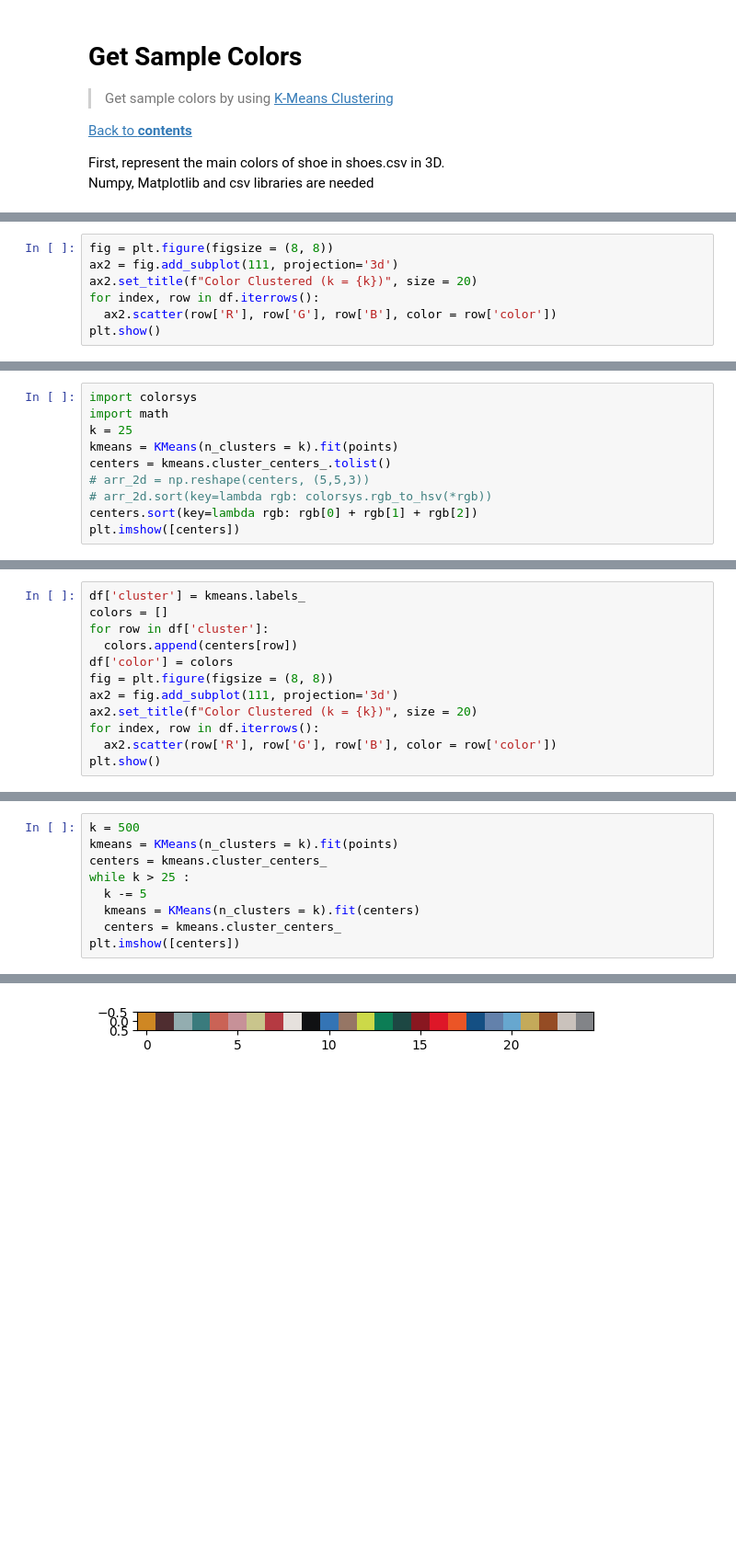
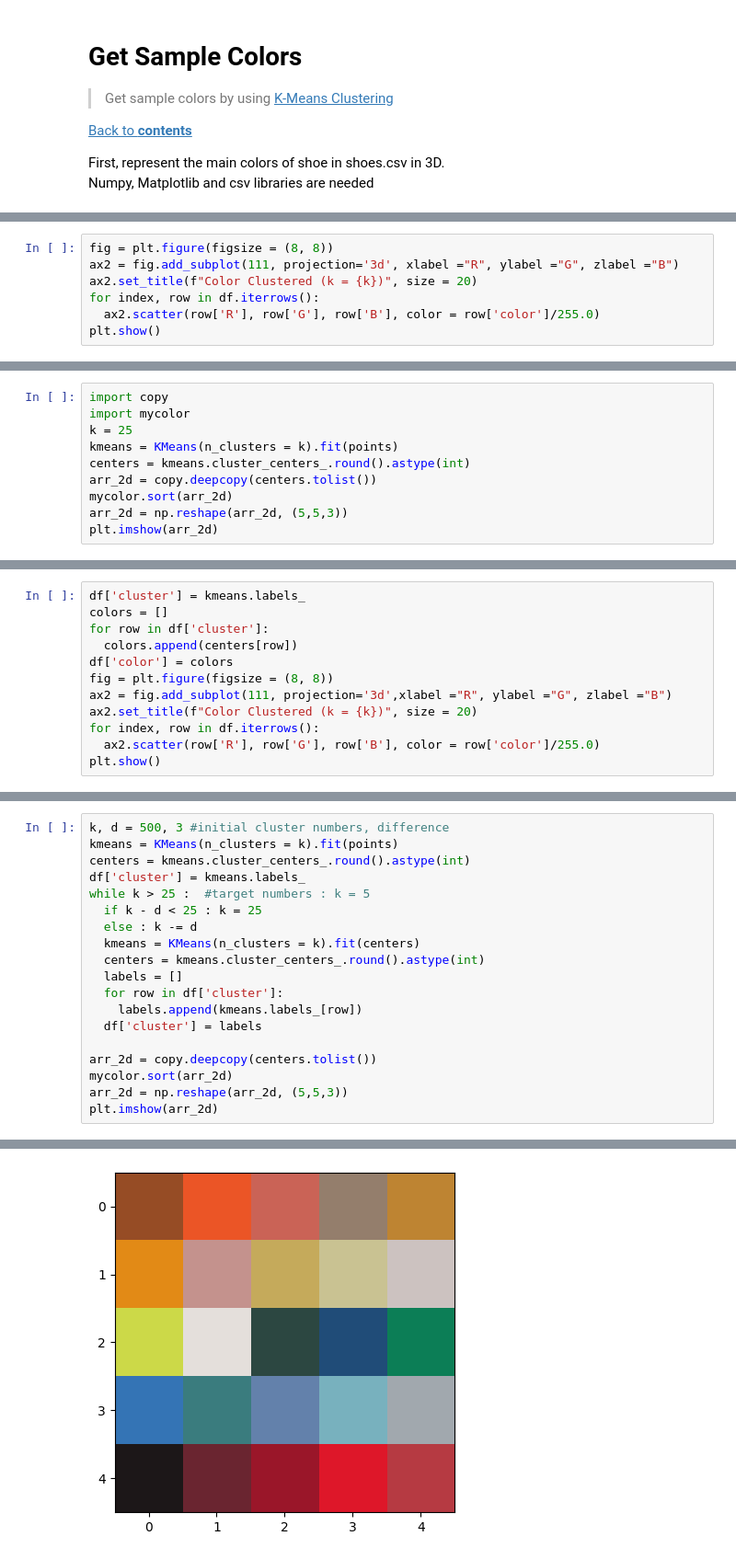
Before and after one commit to jrsky723/ShoeColor, a Jupyter notebook: color/ColorClustering.ipynb, the cells around one changed output, grey strips where cells are left out. Shown at 92% size. Drawn from its saved outputs; the diff is of its cells as text; blank space fills up the shorter version.

```diff
--- a/color/ColorClustering.ipynb
+++ b/color/ColorClustering.ipynb
@@ -120,8 +122,8 @@ df.head(10)
 # %%
 fig = plt.figure(figsize = (8, 8))
-ax2 = fig.add_subplot(111, projection='3d')
+ax2 = fig.add_subplot(111, projection='3d', xlabel ="R", ylabel ="G", zlabel ="B")
 ax2.set_title(f"Color Clustered (k = {k})", size = 20)
 for index, row in df.iterrows():
-  ax2.scatter(row['R'], row['G'], row['B'], color = row['color'])
+  ax2.scatter(row['R'], row['G'], row['B'], color = row['color']/255.0)
 plt.show()
 # %% [output]
@@ -129,12 +134,12 @@ plt.show()
 # %%
-import colorsys
-import math
+import copy
+import mycolor
 k = 25
 kmeans = KMeans(n_clusters = k).fit(points)
-centers = kmeans.cluster_centers_.tolist()
-# arr_2d = np.reshape(centers, (5,5,3))
-# arr_2d.sort(key=lambda rgb: colorsys.rgb_to_hsv(*rgb))
-centers.sort(key=lambda rgb: rgb[0] + rgb[1] + rgb[2])
-plt.imshow([centers])
+centers = kmeans.cluster_centers_.round().astype(int)
+arr_2d = copy.deepcopy(centers.tolist())
+mycolor.sort(arr_2d)
+arr_2d = np.reshape(arr_2d, (5,5,3))
+plt.imshow(arr_2d)
 # %% [output]
 <matplotlib.image.AxesImage at 0x...>
@@ -146,9 +153,9 @@ for row in df['cluster']:
   colors.append(centers[row])
 df['color'] = colors
 fig = plt.figure(figsize = (8, 8))
-ax2 = fig.add_subplot(111, projection='3d')
+ax2 = fig.add_subplot(111, projection='3d',xlabel ="R", ylabel ="G", zlabel ="B")
 ax2.set_title(f"Color Clustered (k = {k})", size = 20)
 for index, row in df.iterrows():
-  ax2.scatter(row['R'], row['G'], row['B'], color = row['color'])
+  ax2.scatter(row['R'], row['G'], row['B'], color = row['color']/255.0)
 plt.show()
 # %% [output]
@@ -156,12 +167,22 @@ plt.show()
 # %%
-k = 500
+k, d = 500, 3 #initial cluster numbers, difference
 kmeans = KMeans(n_clusters = k).fit(points)
-centers = kmeans.cluster_centers_
-while k > 25 :
-  k -= 5
+centers = kmeans.cluster_centers_.round().astype(int)
+df['cluster'] = kmeans.labels_
+while k > 25 :  #target numbers : k = 5
+  if k - d < 25 : k = 25
+  else : k -= d
   kmeans = KMeans(n_clusters = k).fit(centers)
-  centers = kmeans.cluster_centers_
-plt.imshow([centers])
+  centers = kmeans.cluster_centers_.round().astype(int)
+  labels = []
+  for row in df['cluster']:
+    labels.append(kmeans.labels_[row])
+  df['cluster'] = labels
+
+arr_2d = copy.deepcopy(centers.tolist())
+mycolor.sort(arr_2d)
+arr_2d = np.reshape(arr_2d, (5,5,3))
+plt.imshow(arr_2d)
 # %% [output]
 <matplotlib.image.AxesImage at 0x...>
-[figure, old version]
+[figure, new version]
```
Also changed, not shown: parts of 22 cells of this notebook, 4 other files.
